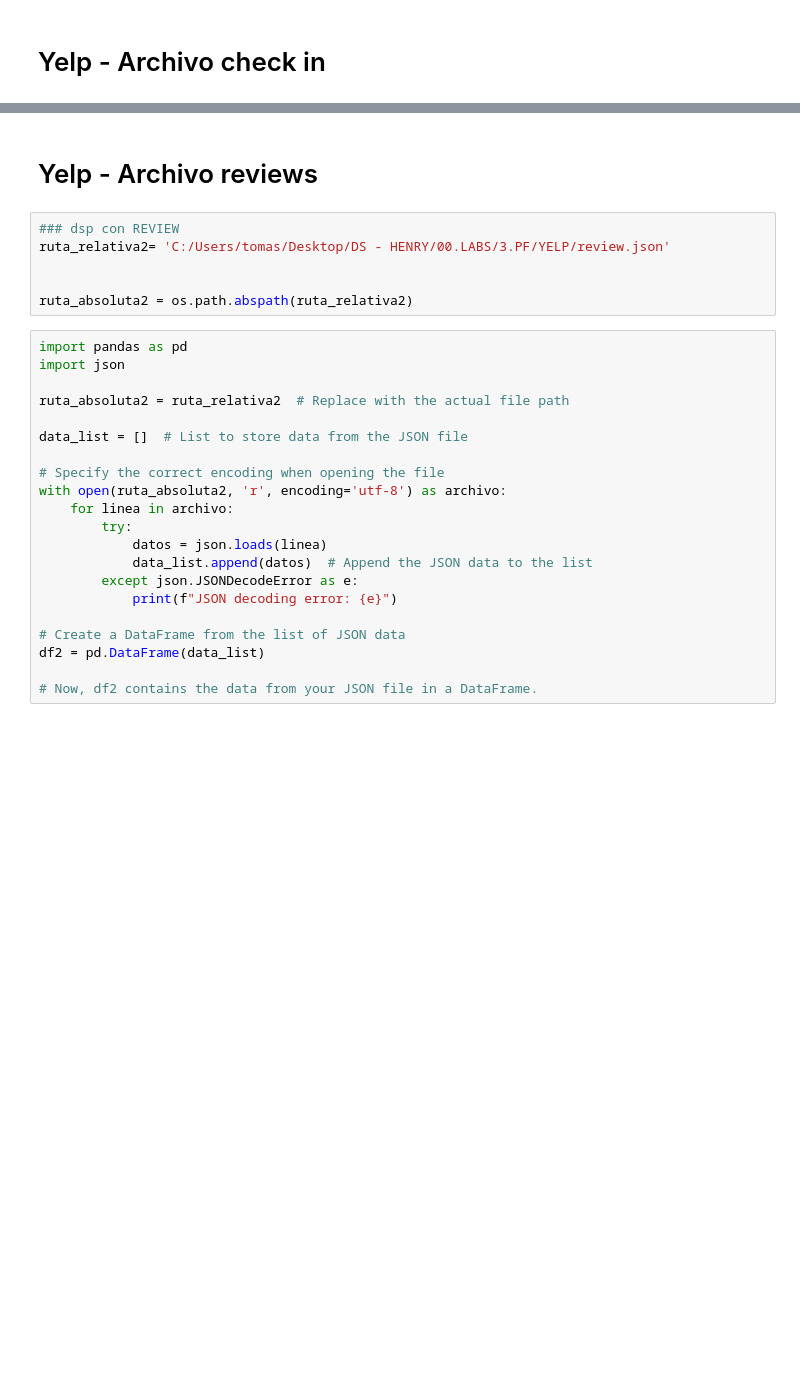
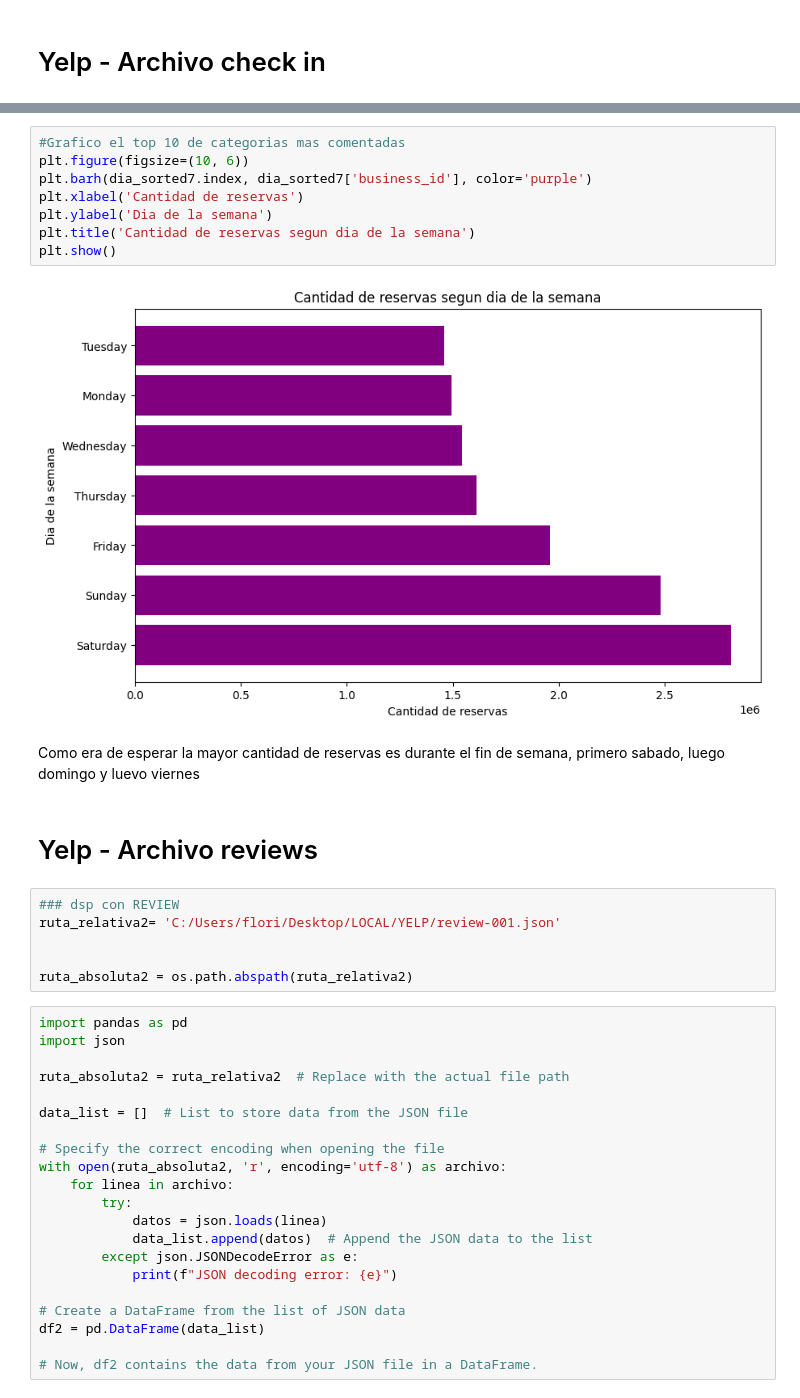
Before and after one commit to Constanzafl/Proyecto_Final, a Jupyter notebook: Sprint 2/EDA/EDAyelp.ipynb, the cells around one changed output, grey strips where cells are left out. Cells and saved outputs as stored; diff of their text form; blank space fills up the shorter version.

```diff
--- a/Sprint 2/EDA/EDAyelp.ipynb
+++ b/Sprint 2/EDA/EDAyelp.ipynb
@@ -100,8 +97,20 @@ Overall, the checkin.json file in Yelp's dataset is valuable for businesses and
+# %%
+#Grafico el top 10 de categorias mas comentadas
+plt.figure(figsize=(10, 6))
+plt.barh(dia_sorted7.index, dia_sorted7['business_id'], color='purple')
+plt.xlabel('Cantidad de reservas')
+plt.ylabel('Dia de la semana')
+plt.title('Cantidad de reservas segun dia de la semana')
+plt.show()
+# %% [output]
+[figure, added]
+# %% [markdown]
+Como era de esperar la mayor cantidad de reservas es durante el fin de semana, primero sabado, luego domingo y luevo viernes
 # %% [markdown]
 # Yelp - Archivo reviews
 # %%
 ### dsp con REVIEW
-ruta_relativa2= 'C:/Users/tomas/Desktop/DS - HENRY/00.LABS/3.PF/YELP/review.json'
+ruta_relativa2= 'C:/Users/flori/Desktop/LOCAL/YELP/review-001.json'
 
 
 ruta_absoluta2 = os.path.abspath(ruta_relativa2)
```
Also changed, not shown: parts of 20 cells of this notebook, 1 other file.
